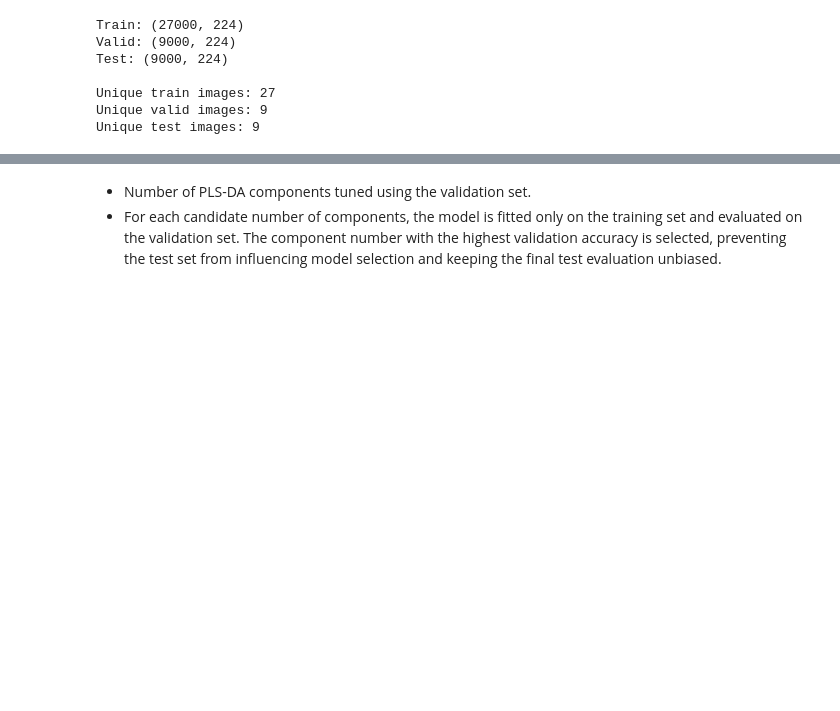
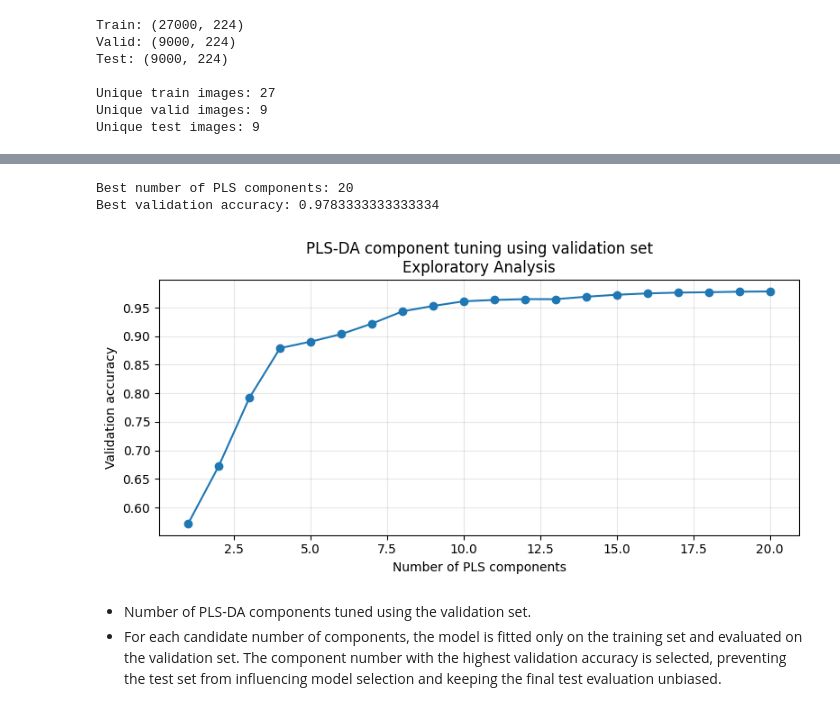
Before and after one commit to isaacmuscat03/Grain-Variety-Classification, a Jupyter notebook: PCA_copy.ipynb, the cells around one changed output, grey strips where cells are left out. Drawn from its saved outputs; the diff is of its cells as text; code cells hidden in the pictures; blank space fills up the shorter version.

Commit message:
Implemented mean-centring for PLS-DA

```diff
--- a/PCA_copy.ipynb
+++ b/PCA_copy.ipynb
@@ -593,3 +555,50 @@ Best validation accuracy: 0.9783333333333334
+# %%
+# --- Tune PLS-DA components using validation set ---
+
+from sklearn.cross_decomposition import PLSRegression
+from sklearn.metrics import accuracy_score
+import numpy as np
+import matplotlib.pyplot as plt
+
+component_range = range(1, 21)
+valid_scores = []
+
+# Compute training-set mean only
+train_mean = X_train.mean(axis=0)
+
+# Apply same centering to train and validation
+X_train_mc = X_train - train_mean
+X_valid_mc = X_valid - train_mean
+
+for n_comp in component_range:
+
+    model = PLSRegression(n_components=n_comp, max_iter=500)
+
+    model.fit(X_train_mc, Y_train)
+
+    Y_valid_scores = model.predict(X_valid_mc)
+    y_valid_pred = lb.classes_[np.argmax(Y_valid_scores, axis=1)]
+
+    acc = accuracy_score(y_valid, y_valid_pred)
+    valid_scores.append(acc)
+
+best_n = component_range[np.argmax(valid_scores)]
+
+print("Best number of PLS components:", best_n)
+print("Best validation accuracy:", max(valid_scores))
+
+plt.figure(figsize=(8, 4))
+plt.plot(component_range, valid_scores, marker="o")
+plt.xlabel("Number of PLS components")
+plt.ylabel("Validation accuracy")
+plt.title("PLS-DA component tuning using validation set\nExploratory Analysis")
+plt.grid(alpha=0.3)
+plt.tight_layout()
+plt.show()
+# %% [output]
+Best number of PLS components: 20
+Best validation accuracy: 0.9783333333333334
+[figure, added]
 # %% [markdown]
 * Number of PLS-DA components tuned using the validation set.
 * For each candidate number of components, the model is fitted only on the training set and evaluated on the validation set. The component number with the highest validation accuracy is selected, preventing the test set from influencing model selection and keeping the final test evaluation unbiased.
```
Also changed, not shown: parts of 5 cells of this notebook.
